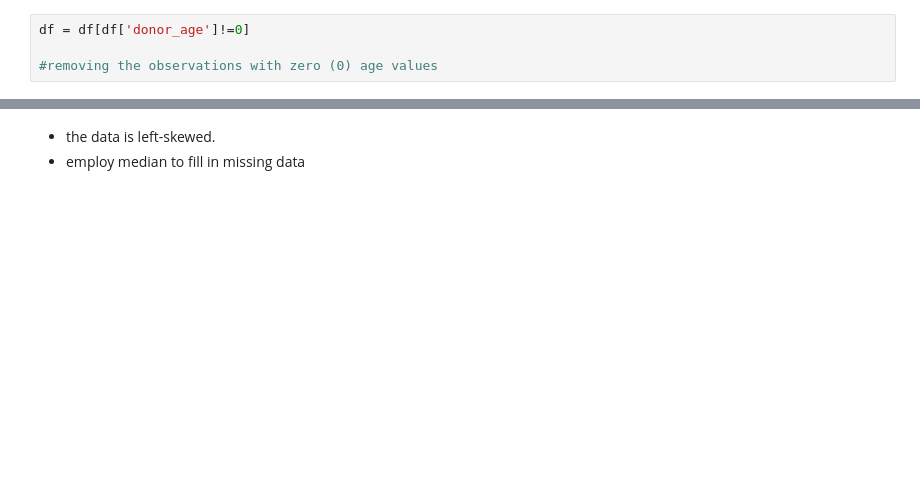
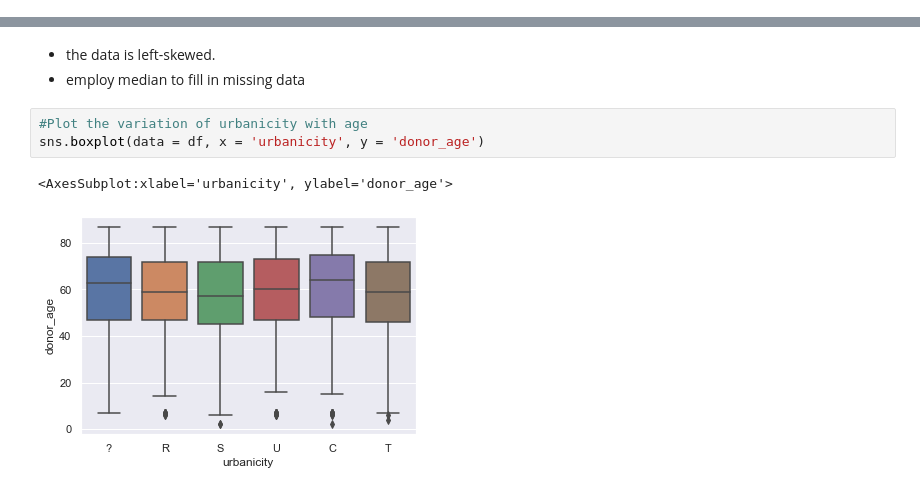
Before and after one commit to jindukwentua/Applying-Machine-Learning-to-Charity-donations, a Jupyter notebook: notebook/analysis.ipynb, the cells around one changed output, grey strips where cells are left out. Drawn from its saved outputs; the diff is of its cells as text; blank space fills up the shorter version.

```diff
--- a/notebook/analysis.ipynb
+++ b/notebook/analysis.ipynb
@@ -171,6 +400,2 @@ df.shape
 # %%
 df['donor_age'] = df['donor_age'].replace(0, np.nan)
-# %%
-df = df[df['donor_age']!=0]
-
-#removing the observations with zero (0) age values
@@ -193,3 +431,9 @@ df['donor_age'].plot.hist(figsize=(10,5))
 # %% [markdown]
 - the data is left-skewed.
 - employ median to fill in missing data
+# %%
+#Plot the variation of urbanicity with age
+sns.boxplot(data = df, x = 'urbanicity', y = 'donor_age')
+# %% [output]
+<AxesSubplot:xlabel='urbanicity', ylabel='donor_age'>
+[figure, added]
```
Also changed, not shown: parts of 46 cells of this notebook.
